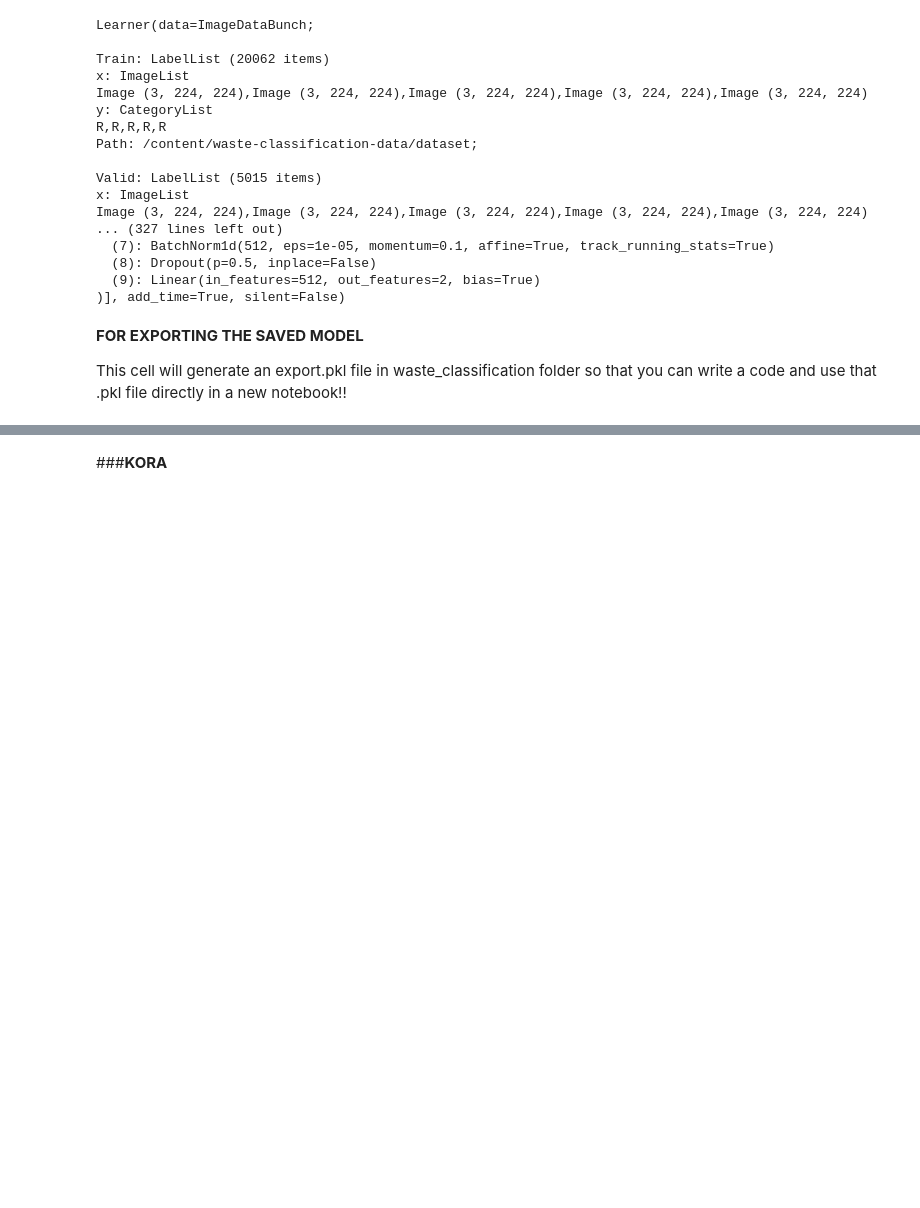
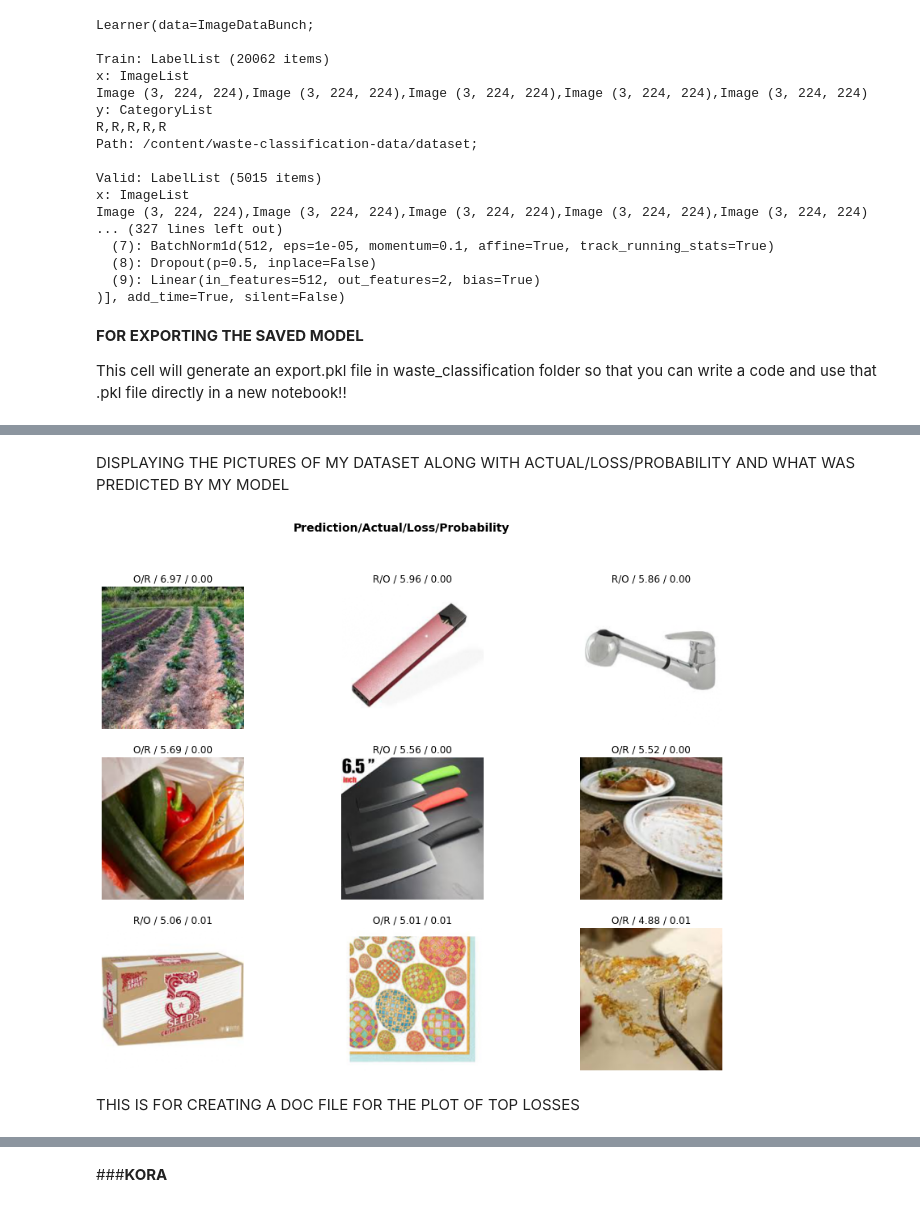
Before and after one commit to Bansalnitika21/Geeksman_AISquad_Project1_NITIKA, a Jupyter notebook: model_trainingandsaving.ipynb, the cells around one changed output, grey strips where cells are left out. Cells and saved outputs as stored; diff of their text form; code cells hidden in the pictures; blank space fills up the shorter version.

```diff
--- a/model_trainingandsaving.ipynb
+++ b/model_trainingandsaving.ipynb
@@ -224,0 +217,6 @@ learn.export(my_dir+"/export.pkl")
+# %%
+interp = ClassificationInterpretation.from_learner(learn)
+
+losses,idxs = interp.top_losses()
+
+len(data.valid_ds)==len(losses)==len(idxs)
@@ -224,0 +226,8 @@ learn.export(my_dir+"/export.pkl")
+# %% [markdown]
+DISPLAYING THE PICTURES OF MY DATASET ALONG WITH ACTUAL/LOSS/PROBABILITY AND WHAT WAS PREDICTED BY MY MODEL
+# %%
+interp.plot_top_losses(9, figsize=(15,11))
+# %% [output]
+[figure, added]
+# %% [markdown]
+THIS IS FOR CREATING A DOC FILE FOR THE PLOT OF TOP LOSSES
```
Also changed, not shown: parts of 16 cells of this notebook.
